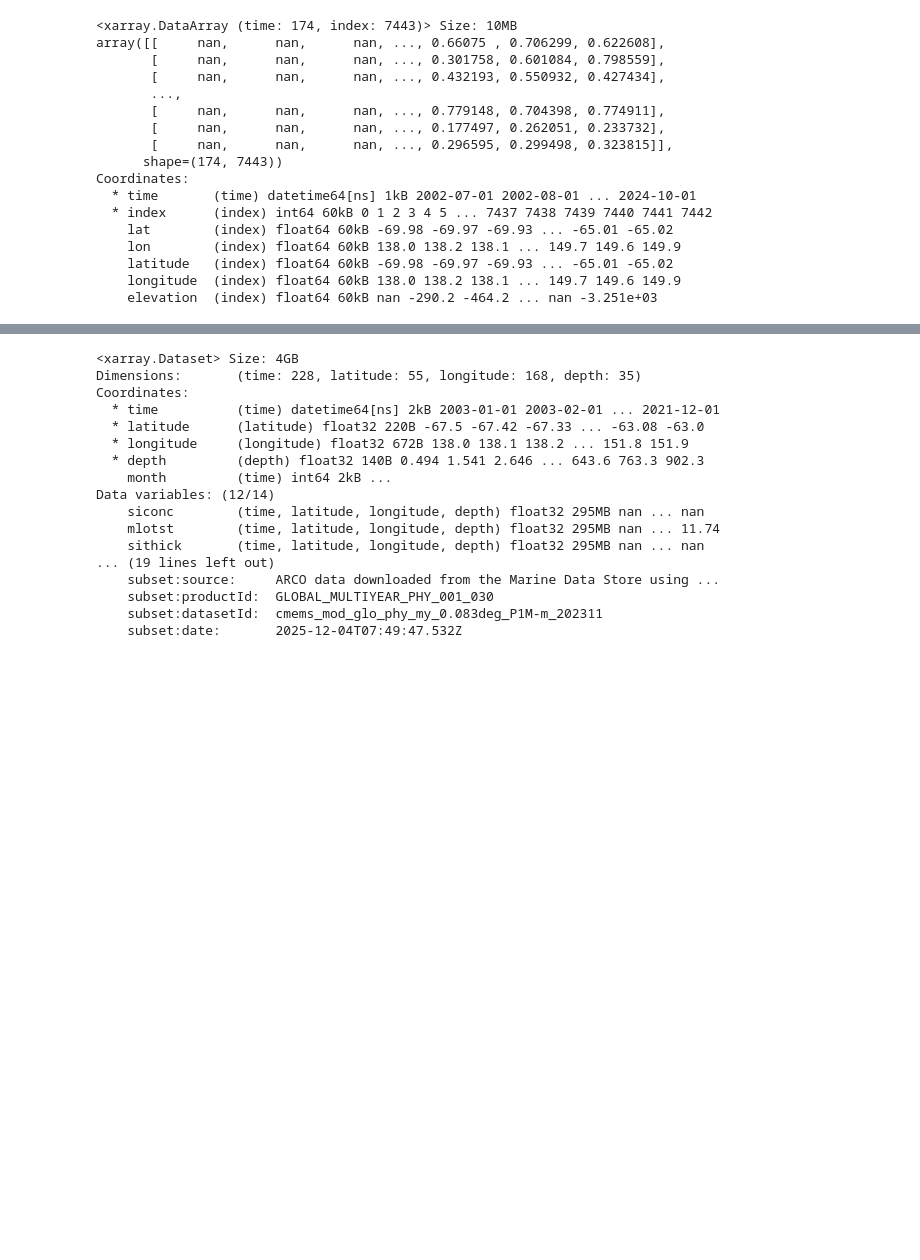
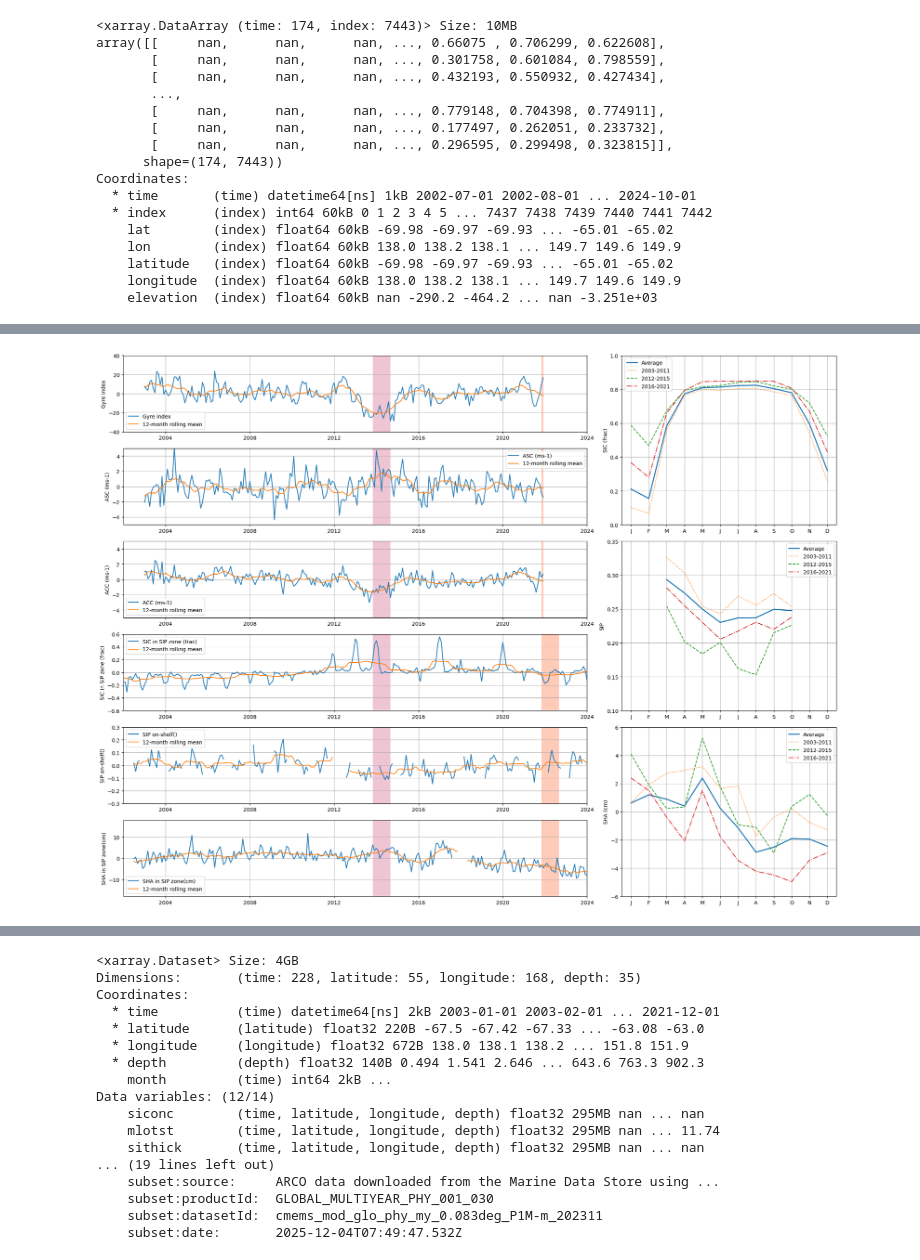
Before and after one commit to eejco/thesis_c3, a Jupyter notebook: slope_index copy.ipynb, the cells around one changed output, grey strips where cells are left out. Cells and saved outputs as stored; diff of their text form; code cells hidden in the pictures; blank space fills up the shorter version.

```diff
--- a/slope_index copy.ipynb
+++ b/slope_index copy.ipynb
@@ -281,0 +293,84 @@ Coordinates:
+# %%
+t0 = acc.time[0]
+t1 = pd.Timestamp(2012,12,31)
+t2 = pd.Timestamp(2015,12,31)
+t3 = acc.time[-1]
+
+
+fig = plt.figure(figsize=(20,15))
+axs=[]
+
+gs = fig.add_gridspec(6,6)
+
+def add_row(n,var,varname,ylim=[-16,16],anom=False,cvar=None,cvarname=None,cvarlim=None):
+
+    axs.append(fig.add_subplot(gs[n,0:4]))
+
+    if 'latitude' in var.dims:
+        da = var.mean(['latitude','longitude'])
+    else:
+        da = var
+
+    cmt = da.groupby('time.month').mean()
+
+
+    ax = axs[len(axs)-1]
+
+    if anom:
+        da = da.groupby('time.month') - cmt
+        #varname = varname + ' (seasonal anomaly)'
+
+    ax.plot(da.time,da,label=varname)
+    ax.plot(da.time,da.rolling(time=12,center=True,min_periods=4).mean(),label='12-month rolling mean')
+
+    ax.set_ylabel(varname)
+    ax.legend(loc='best')
+    ax.set_ylim(ylim)
+    ax.set_xlim([pd.Timestamp(2002,1,1),pd.Timestamp(2024,1,1)])
+    ax.grid()
+
+    for y,c in zip([2013, 2021],['palevioletred','coral']):#@2007,2011,2014,2017],colors):
+        t1a = pd.Timestamp(y,10,1)
+        t1b = pd.Timestamp(y+1,10,1)
+        tboo = (da.time > t1a) & (da.time < t1b)
+
+        ax.fill_between(da.time, ylim[0],ylim[1], where=tboo, alpha=0.4, facecolor=c,label='spring '+str(y))
+
+    if cvar is not None:
+        axs.append(fig.add_subplot(gs[n:n+2,4:6]))
+
+
+        cmt = cvar.groupby('time.month').mean()
+        cmt1 = cvar.sel(time=slice(t0,t1)).groupby('time.month').mean()
+        cmt2 = cvar.sel(time=slice(t1,t2)).groupby('time.month').mean()
+        cmt3 = cvar.sel(time=slice(t2,t3)).groupby('time.month').mean()
+
+        ax = axs[len(axs)-1]
+
+        ax.plot(cmt.month,cmt,linewidth=2,label='Average')
+
+        ax.plot(cmt.month,cmt1,linestyle=':',label='2003-2011')
+        ax.plot(cmt.month,cmt2,linestyle='--',label='2012-2015')
+        ax.plot(cmt.month,cmt3,linestyle='-.',label='2016-2021')
+        ax.set_ylim(cvarlim)
+        ax.grid()
+        ax.set_xticks(cmt.month,labels=['J','F','M','A','M','J','J','A','S','O','N','D'])
+        ax.set_xlim([0.5,12.5])
+        ax.legend()
+        ax.set_ylabel(cvarname)
+
+
+
+
+add_row(0,gyre_index,'Gyre index',anom=True,ylim=[-40,40],cvar=csic,cvarname='SIC (frac)',cvarlim=[0,1])
+add_row(1,asc,'ASC (ms-1)',anom=True,ylim=[-5,5]) # (geostrophic gradient on slope)
+add_row(2,acc,'ACC (ms-1)',anom=True,ylim=[-5,5],cvar=csip,cvarname='SIP',cvarlim=[0.1,0.35]) # (geostrophic gradient at 63-65S)
+add_row(3,csic,'SIC in SIP zone (frac)',anom=True,ylim=[-0.6,0.6])
+add_row(4,csip,'SIP on-shelf()',anom=True,ylim=[-0.3,0.3],cvar=csha,cvarname='SHA (cm)',cvarlim=[-6,6])
+add_row(5,csha,'SHA in SIP zone(cm)',anom=True,ylim=[-18,18])
+
+
+
+plt.tight_layout()
+print('Rendering..')
+# %% [output]
@@ -282 +378,2 @@ Coordinates:
+[figure, added]
 # %%
```
Also changed, not shown: parts of 21 cells of this notebook, 7 other files.
